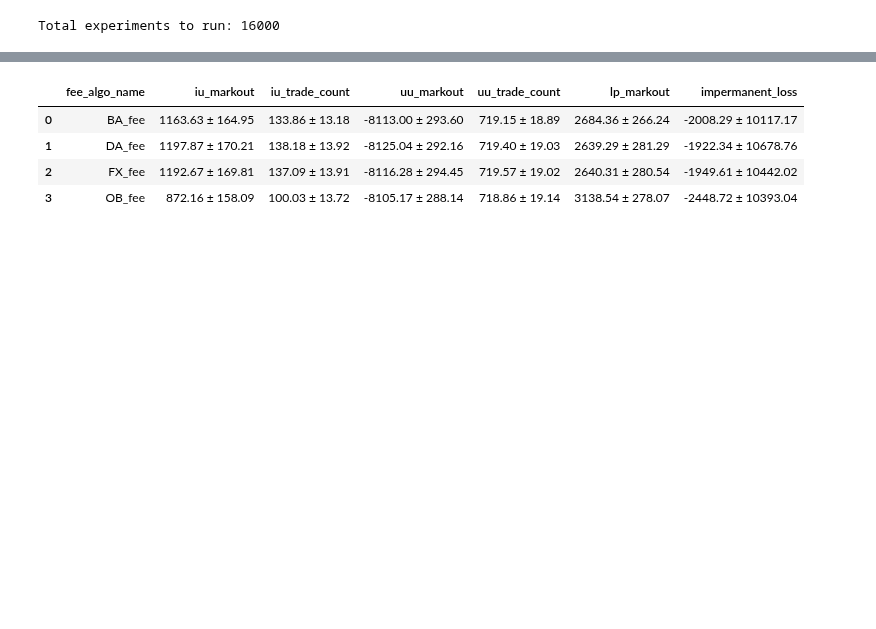
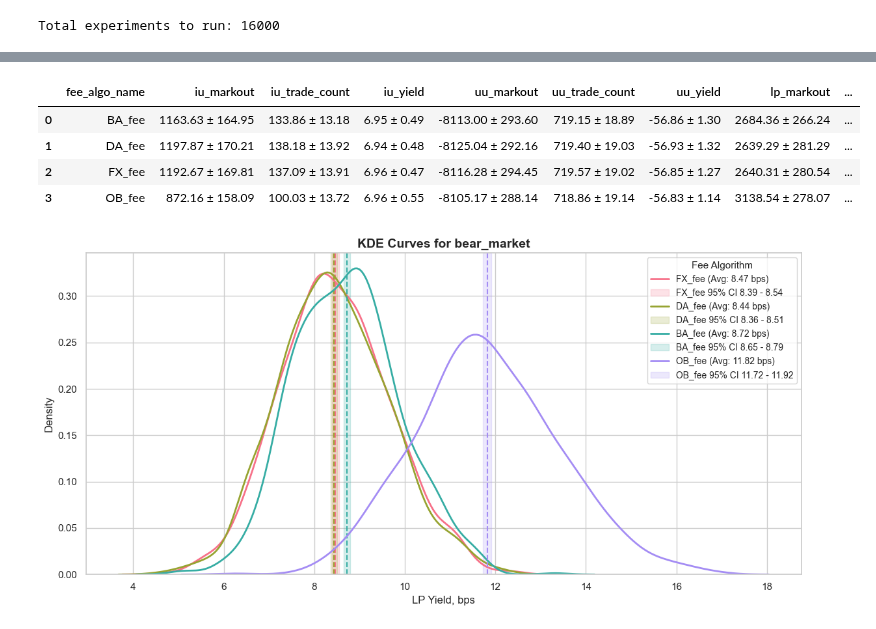
Before and after one commit to swnirk/Dex-Dynamic-Fee, a Jupyter notebook: visualizations/fee_algorithms_comparison_synth_data.ipynb, the cells around one changed output, grey strips where cells are left out. Saved outputs shown, nothing was run; the diff lists cells and outputs as text; code cells hidden in the pictures; blank space fills up the shorter version.

```diff
--- a/visualizations/fee_algorithms_comparison_synth_data.ipynb
+++ b/visualizations/fee_algorithms_comparison_synth_data.ipynb
@@ -207,13 +330,19 @@ show_stats_for_data_alias(
 # %%
 # Bear Market
 
 show_stats_for_data_alias(
     "bear_market",
     "artifacts/synthetic_data/bear_market_stats.csv"
 )
+
+plot_yield_stats(
+    "bear_market",
+    fee_algos=None
+)
 # %% [output]
-|  | fee_algo_name | iu_markout | iu_trade_count | uu_markout | uu_trade_count | lp_markout | impermanent_loss |
-| 0 | BA_fee | 1163.63 ± 164.95 | 133.86 ± 13.18 | -8113.00 ± 293.60 | 719.15 ± 18.89 | 2684.36 ± 266.24 | -2008.29 ± 10117.17 |
-| 1 | DA_fee | 1197.87 ± 170.21 | 138.18 ± 13.92 | -8125.04 ± 292.16 | 719.40 ± 19.03 | 2639.29 ± 281.29 | -1922.34 ± 10678.76 |
-| 2 | FX_fee | 1192.67 ± 169.81 | 137.09 ± 13.91 | -8116.28 ± 294.45 | 719.57 ± 19.02 | 2640.31 ± 280.54 | -1949.61 ± 10442.02 |
-| 3 | OB_fee | 872.16 ± 158.09 | 100.03 ± 13.72 | -8105.17 ± 288.14 | 718.86 ± 19.14 | 3138.54 ± 278.07 | -2448.72 ± 10393.04 |
+|  | fee_algo_name | iu_markout | iu_trade_count | iu_yield | uu_markout | uu_trade_count | uu_yield | lp_markout | ... |
+| 0 | BA_fee | 1163.63 ± 164.95 | 133.86 ± 13.18 | 6.95 ± 0.49 | -8113.00 ± 293.60 | 719.15 ± 18.89 | -56.86 ± 1.30 | 2684.36 ± 266.24 | ... |
+| 1 | DA_fee | 1197.87 ± 170.21 | 138.18 ± 13.92 | 6.94 ± 0.48 | -8125.04 ± 292.16 | 719.40 ± 19.03 | -56.93 ± 1.32 | 2639.29 ± 281.29 | ... |
+| 2 | FX_fee | 1192.67 ± 169.81 | 137.09 ± 13.91 | 6.96 ± 0.47 | -8116.28 ± 294.45 | 719.57 ± 19.02 | -56.85 ± 1.27 | 2640.31 ± 280.54 | ... |
+| 3 | OB_fee | 872.16 ± 158.09 | 100.03 ± 13.72 | 6.96 ± 0.55 | -8105.17 ± 288.14 | 718.86 ± 19.14 | -56.83 ± 1.14 | 3138.54 ± 278.07 | ... |
+[figure, added]
```
Also changed, not shown: parts of 6 cells of this notebook, 7 other files.
